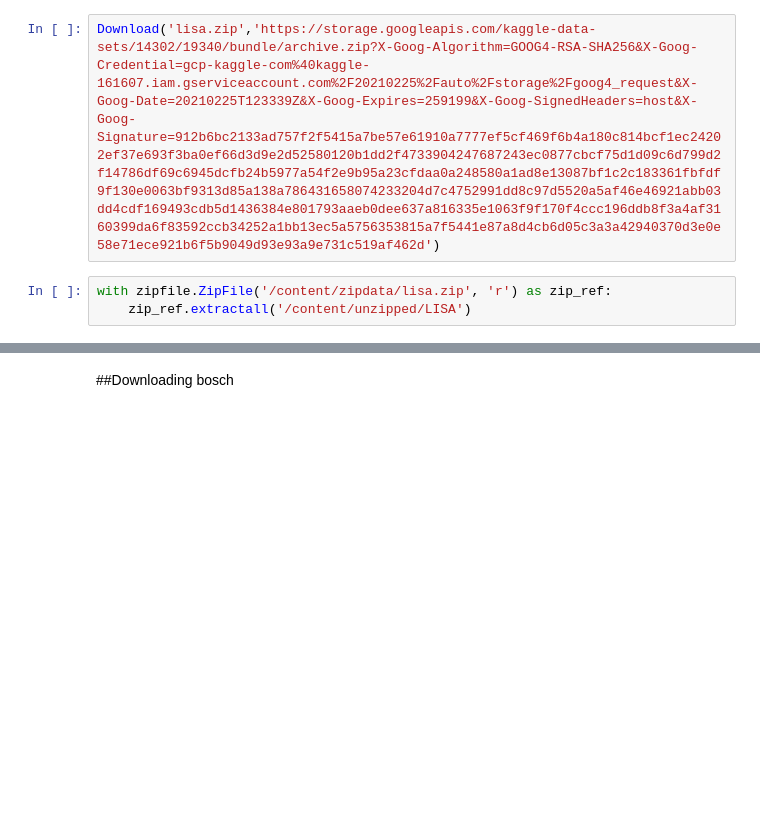
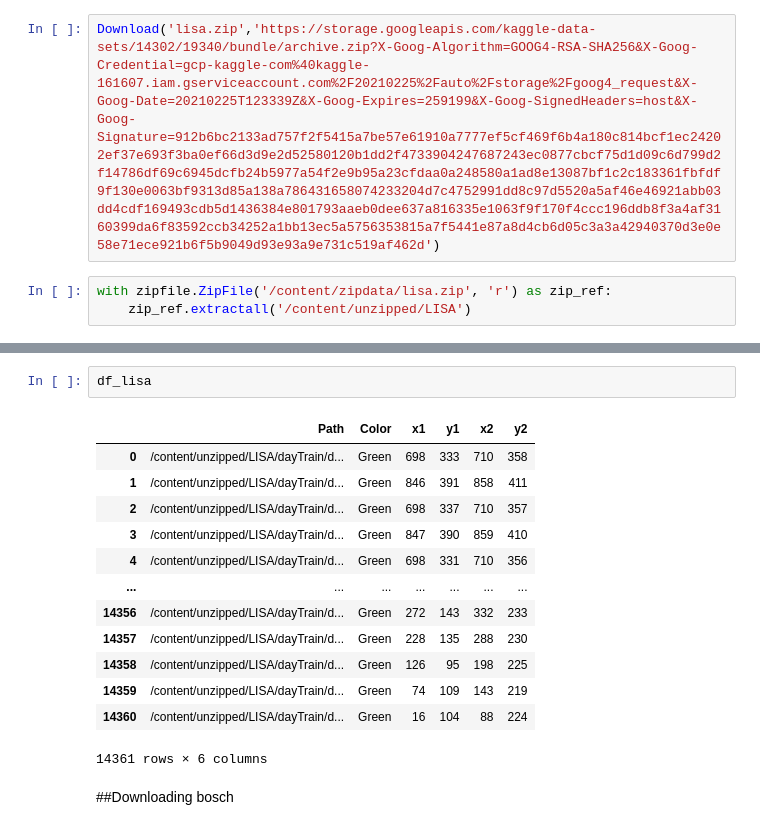
Before and after one commit to Likich/TipsTricks_Project_TrLights, a Jupyter notebook: TipsTricks_Datasets.ipynb, the cells around one changed output, grey strips where cells are left out. Saved outputs shown, nothing was run; the diff lists cells and outputs as text; blank space fills up the shorter version.

```diff
--- a/TipsTricks_Datasets.ipynb
+++ b/TipsTricks_Datasets.ipynb
@@ -38,3 +79,19 @@ with zipfile.ZipFile('/content/zipdata/lisa.zip', 'r') as zip_ref:
+# %%
+df_lisa
+# %% [output]
+|  | Path | Color | x1 | y1 | x2 | y2 |
+| 0 | /content/unzipped/LISA/dayTrain/d... | Green | 698 | 333 | 710 | 358 |
+| 1 | /content/unzipped/LISA/dayTrain/d... | Green | 846 | 391 | 858 | 411 |
+| 2 | /content/unzipped/LISA/dayTrain/d... | Green | 698 | 337 | 710 | 357 |
+| 3 | /content/unzipped/LISA/dayTrain/d... | Green | 847 | 390 | 859 | 410 |
+| 4 | /content/unzipped/LISA/dayTrain/d... | Green | 698 | 331 | 710 | 356 |
+| ... | ... | ... | ... | ... | ... | ... |
+| 14356 | /content/unzipped/LISA/dayTrain/d... | Green | 272 | 143 | 332 | 233 |
+| 14357 | /content/unzipped/LISA/dayTrain/d... | Green | 228 | 135 | 288 | 230 |
+| 14358 | /content/unzipped/LISA/dayTrain/d... | Green | 126 | 95 | 198 | 225 |
+| 14359 | /content/unzipped/LISA/dayTrain/d... | Green | 74 | 109 | 143 | 219 |
+| 14360 | /content/unzipped/LISA/dayTrain/d... | Green | 16 | 104 | 88 | 224 |
+14361 rows × 6 columns
 # %% [markdown]
 ##Downloading bosch
 # %%
```
Also changed, not shown: parts of 17 cells of this notebook.
